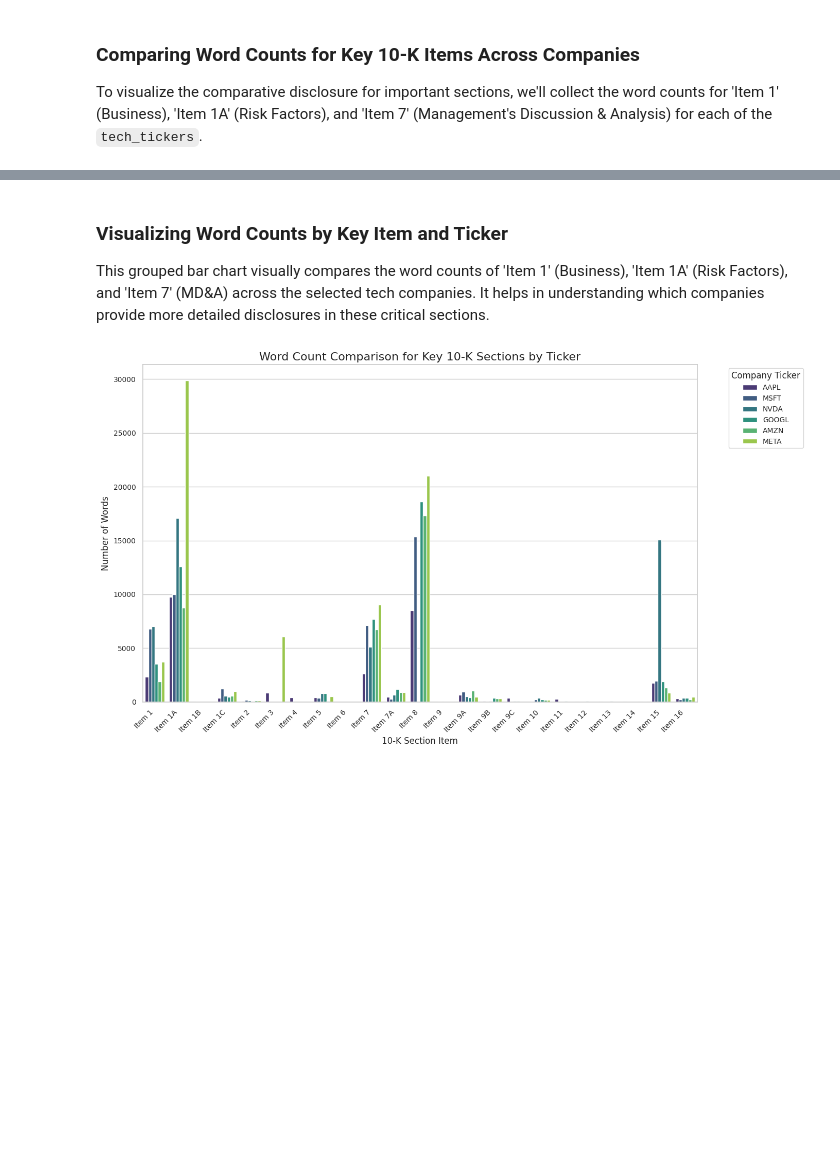
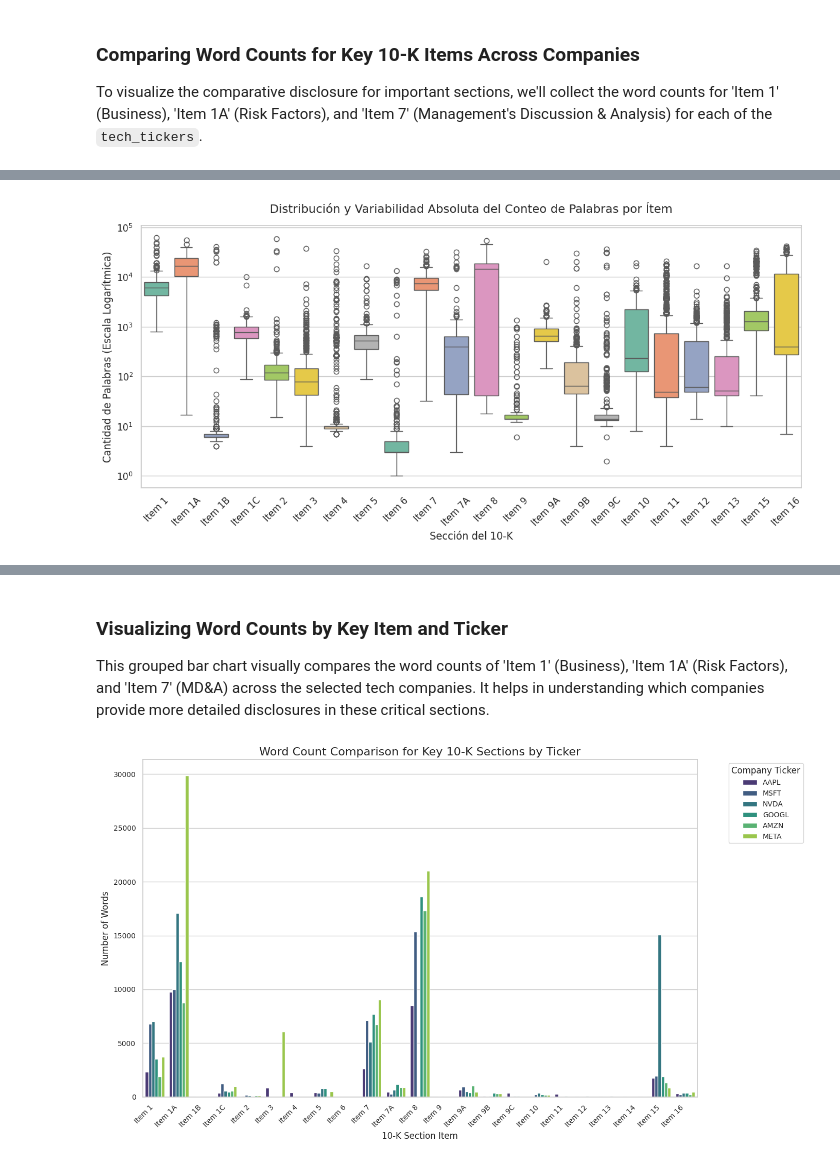
Before and after one commit to txebas/Finance, a Jupyter notebook: notebooks/sec-filing-text-nlp-python.ipynb, the cells around one changed output, grey strips where cells are left out. Saved outputs shown, nothing was run; the diff lists cells and outputs as text; code cells hidden in the pictures; blank space fills up the shorter version.

Commit message:
Extended stock list

```diff
--- a/notebooks/sec-filing-text-nlp-python.ipynb
+++ b/notebooks/sec-filing-text-nlp-python.ipynb
@@ -178,7 +493,8 @@ key_items_to_plot = sorted(tenk.items, key=natural_sort_key)
 
 
 # Loop through each technology ticker
-for ticker_symbol in tech_tickers:
+# for ticker_symbol in tech_tickers:
+for ticker_symbol in tqdm(tech_list_final):
     print(f"Processing {ticker_symbol}...")
     try:
         # Get the latest 10-K filing for the company
@@ -224,0 +757,87 @@ Processing META...
+# %%
+import numpy as np
+import matplotlib.pyplot as plt
+import seaborn as sns
+
+# ==========================================
+# 1. PREPARACIÓN DE DATOS Y MÉTRICAS
+# ==========================================
+
+# Identificar las columnas de los ítems (todas menos 'Ticker')
+item_columns = [col for col in df_item_comparison.columns if col != 'Ticker']
+
+# Clonamos el dataframe y reemplazamos los 0 por NaN para no adulterar la variabilidad
+df_stats = df_item_comparison.copy()
+df_stats[item_columns] = df_stats[item_columns].replace(0, np.nan)
+
+# Calculamos los estadísticos básicos transpuestos (.T)
+summary_table = df_stats[item_columns].describe().T
+
+# Añadimos el Rango Intercuartílico (IQR) y el Coeficiente de Variación (CV)
+summary_table['IQR'] = summary_table['75%'] - summary_table['25%']
+summary_table['CV'] = summary_table['std'] / summary_table['mean']
+
+# Renombramos columnas para mayor claridad en español
+summary_table = summary_table.rename(columns={
+    'mean': 'Media',
+    '50%': 'Mediana',
+    'std': 'Desv. Estándar',
+    'min': 'Mínimo',
+    'max': 'Máximo'
+})
+
+print("=== TABLA RESUMEN DE VARIABILIDAD POR ÍTEM ===")
+display(summary_table[['Media', 'Mediana', 'Desv. Estándar', 'IQR', 'CV', 'Mínimo', 'Máximo']])
+
+
+# ==========================================
+# 2. VISUALIZACIÓN GRÁFICA
+# ==========================================
+
+# Configuración estética general
+sns.set_theme(style="whitegrid")
+
+# --- GRÁFICA A: Boxplot (Diagrama de Caja y Bigotes) ---
+# Transformamos a formato "largo" (melt) requerido por Seaborn para comparar variables
+df_long = df_stats.melt(id_vars=['Ticker'], value_vars=item_columns, var_name='Item', value_name='Palabras')
+df_long = df_long.dropna() # eliminamos nulos para graficar
+
+plt.figure(figsize=(12, 6))
+sns.boxplot(data=df_long, x='Item', y='Palabras', palette='Set2', hue='Item', legend=False)
+plt.yscale('log') # CRÍTICO: Escala logarítmica para absorber diferencias de tamaño
+plt.title('Distribución y Variabilidad Absoluta del Conteo de Palabras por Ítem', fontsize=14, pad=15)
+plt.xlabel('Sección del 10-K', fontsize=12)
+plt.ylabel('Cantidad de Palabras (Escala Logarítmica)', fontsize=12)
+plt.xticks(rotation=45)
+plt.tight_layout()
+plt.show()
+
+# --- GRÁFICA B: Gráfico de Barras del Coeficiente de Variación (CV) ---
+# Ordenamos los ítems de mayor a menor variabilidad relativa
+summary_sorted = summary_table.sort_values(by='CV', ascending=False)
+
+plt.figure(figsize=(10, 5))
+sns.barplot(x=summary_sorted.index, y=summary_sorted['CV'], palette='Reds_r', hue=summary_sorted.index, legend=False)
+plt.title('Variabilidad Relativa entre Empresas (Coeficiente de Variación)\nA barra más alta, mayor heterogeneidad en el comportamiento de las empresas', fontsize=13, pad=15)
+plt.xlabel('Sección del 10-K', fontsize=12)
+plt.ylabel('Coeficiente de Variación (Desv. Std / Media)', fontsize=12)
+plt.xticks(rotation=45)
+plt.tight_layout()
+plt.show()
+
+# --- GRÁFICA C: Histograma de Densidad (KDE) para Ítems Clave ---
+# Elegimos 3 ítems icónicos para ver la "forma" de su variabilidad (puedes cambiarlos)
+items_interes = [col for col in ['Item 1', 'Item 1A', 'Item 7'] if col in item_columns]
+
+if items_interes:
+    plt.figure(figsize=(12, 5))
+    for item in items_interes:
+        sns.kdeplot(df_stats[item], label=item, fill=True, alpha=0.2)
+    plt.title('Curva de Densidad: ¿Cómo se distribuye la longitud de los textos?', fontsize=14, pad=15)
+    plt.xlabel('Cantidad de Palabras', fontsize=12)
+    plt.ylabel('Densidad de Empresas', fontsize=12)
+    plt.xlim(0, df_stats[items_interes].quantile(0.95).max()) # Limitamos al percentil 95 para que los outliers no deformen la gráfica
+    plt.legend()
+    plt.tight_layout()
+    plt.show()
+# %% [output]
@@ -224,0 +862 @@ Processing META...
+[figure, added]
```
Also changed, not shown: parts of 12 cells of this notebook.
